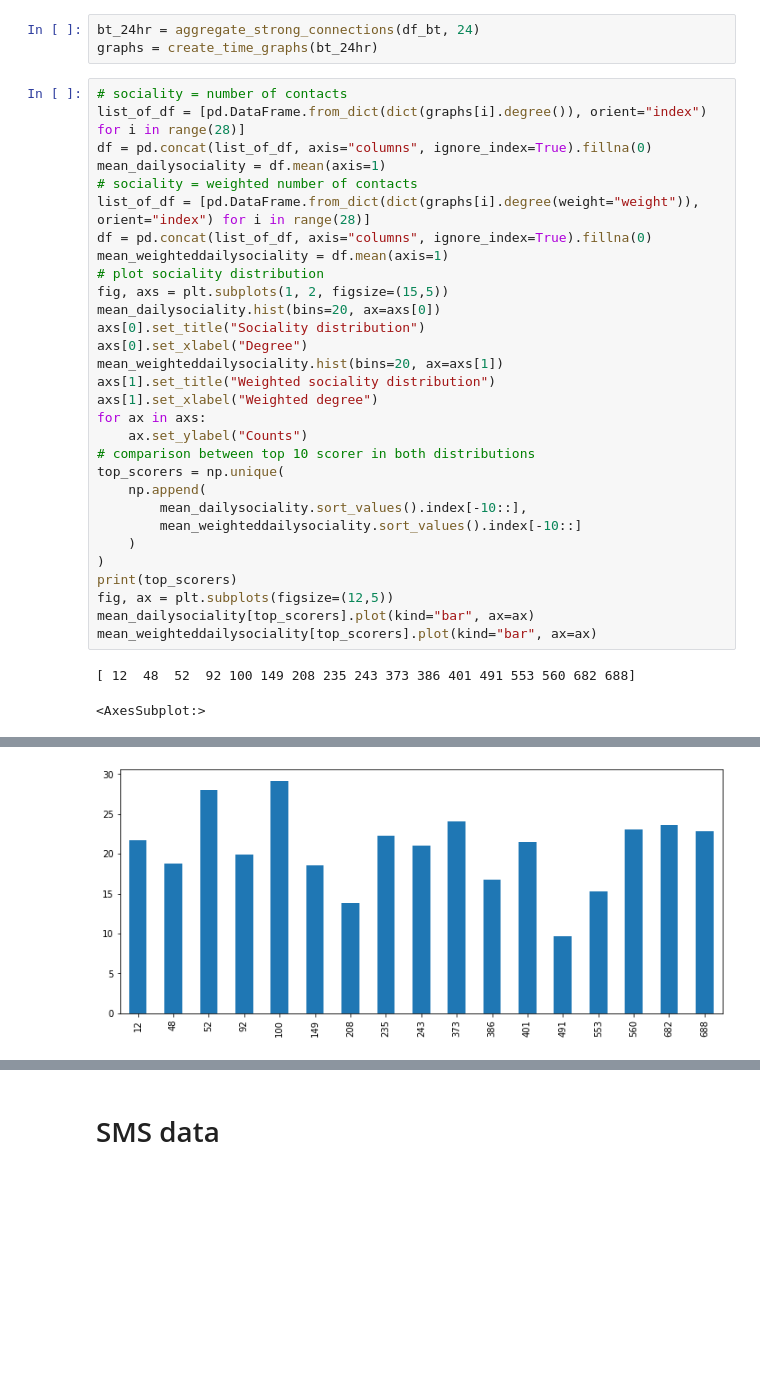
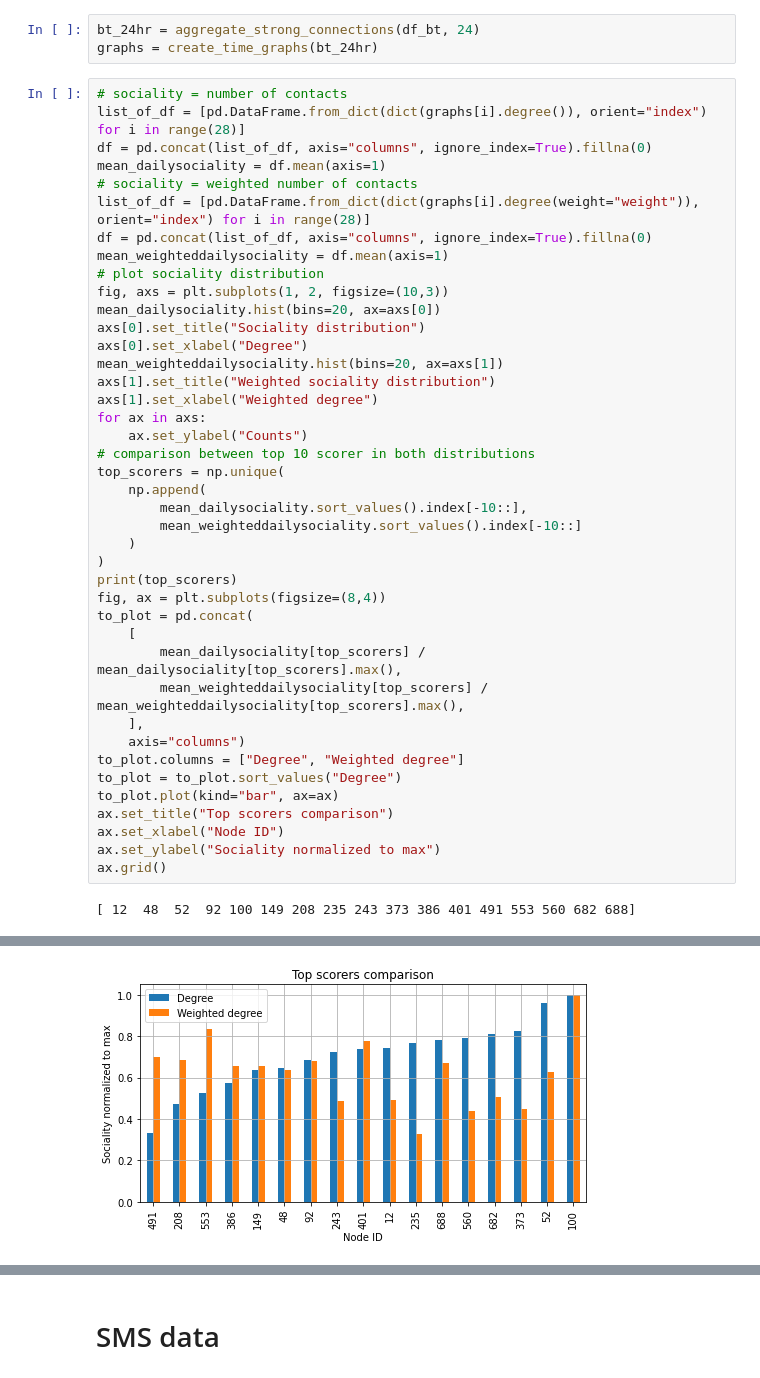
Before and after one commit to dariobaron/copenhagen_project, a Jupyter notebook: Dario_a_Copenhagen.ipynb, the cells around one changed output, grey strips where cells are left out. Cells and saved outputs as stored; diff of their text form; blank space fills up the shorter version.

```diff
--- a/Dario_a_Copenhagen.ipynb
+++ b/Dario_a_Copenhagen.ipynb
@@ -223,7 +222,7 @@ list_of_df = [pd.DataFrame.from_dict(dict(graphs[i].degree(weight="weight")), or
 df = pd.concat(list_of_df, axis="columns", ignore_index=True).fillna(0)
 mean_weighteddailysociality = df.mean(axis=1)
 # plot sociality distribution
-fig, axs = plt.subplots(1, 2, figsize=(15,5))
+fig, axs = plt.subplots(1, 2, figsize=(10,3))
 mean_dailysociality.hist(bins=20, ax=axs[0])
 axs[0].set_title("Sociality distribution")
 axs[0].set_xlabel("Degree")
@@ -240,9 +239,19 @@ top_scorers = np.unique(
     )
 )
 print(top_scorers)
-fig, ax = plt.subplots(figsize=(12,5))
-mean_dailysociality[top_scorers].plot(kind="bar", ax=ax)
-mean_weighteddailysociality[top_scorers].plot(kind="bar", ax=ax)
+fig, ax = plt.subplots(figsize=(8,4))
+to_plot = pd.concat(
+    [
+        mean_dailysociality[top_scorers] / mean_dailysociality[top_scorers].max(),
+        mean_weighteddailysociality[top_scorers] / mean_weighteddailysociality[top_scorers].max(),
+    ],
+    axis="columns")
+to_plot.columns = ["Degree", "Weighted degree"]
+to_plot = to_plot.sort_values("Degree")
+to_plot.plot(kind="bar", ax=ax)
+ax.set_title("Top scorers comparison")
+ax.set_xlabel("Node ID")
+ax.set_ylabel("Sociality normalized to max")
+ax.grid()
 # %% [output]
 [ 12  48  52  92 100 149 208 235 243 373 386 401 491 553 560 682 688]
-<AxesSubplot:>
@@ -250 +259 @@ mean_weighteddailysociality[top_scorers].plot(kind="bar", ax=ax)
-[figure, old version]
+[figure, new version]
```
Also changed, not shown: parts of 15 cells of this notebook, 1 other file.
